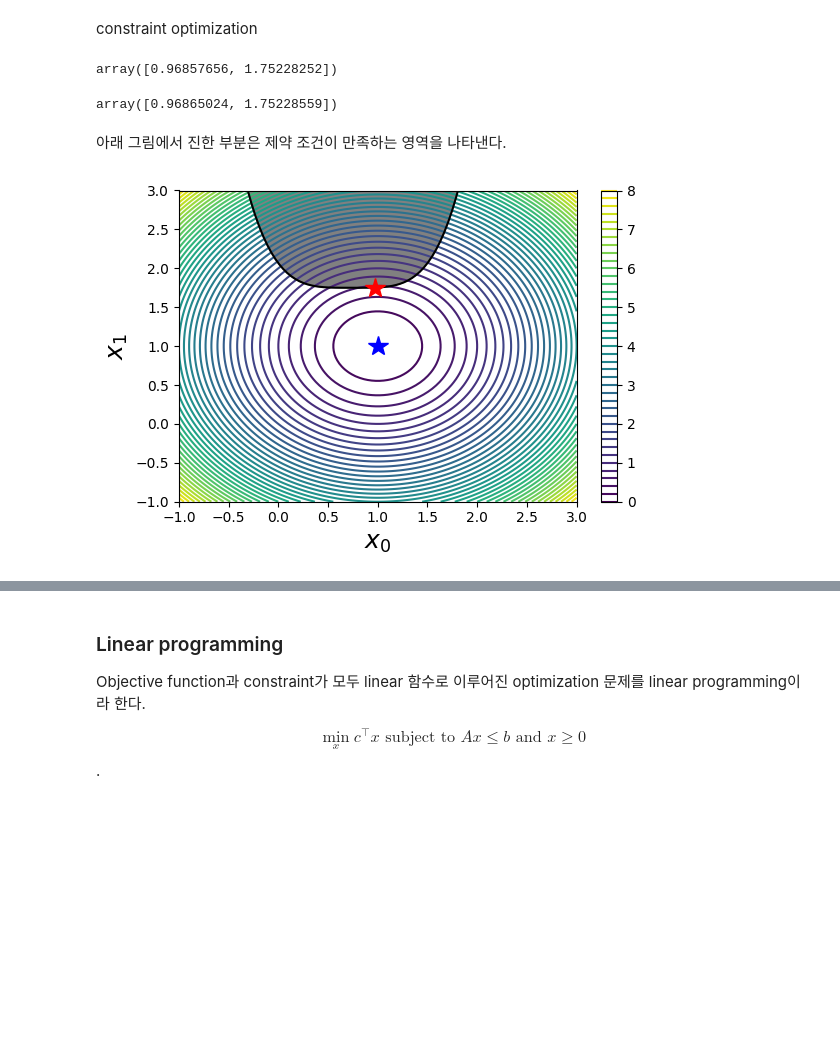
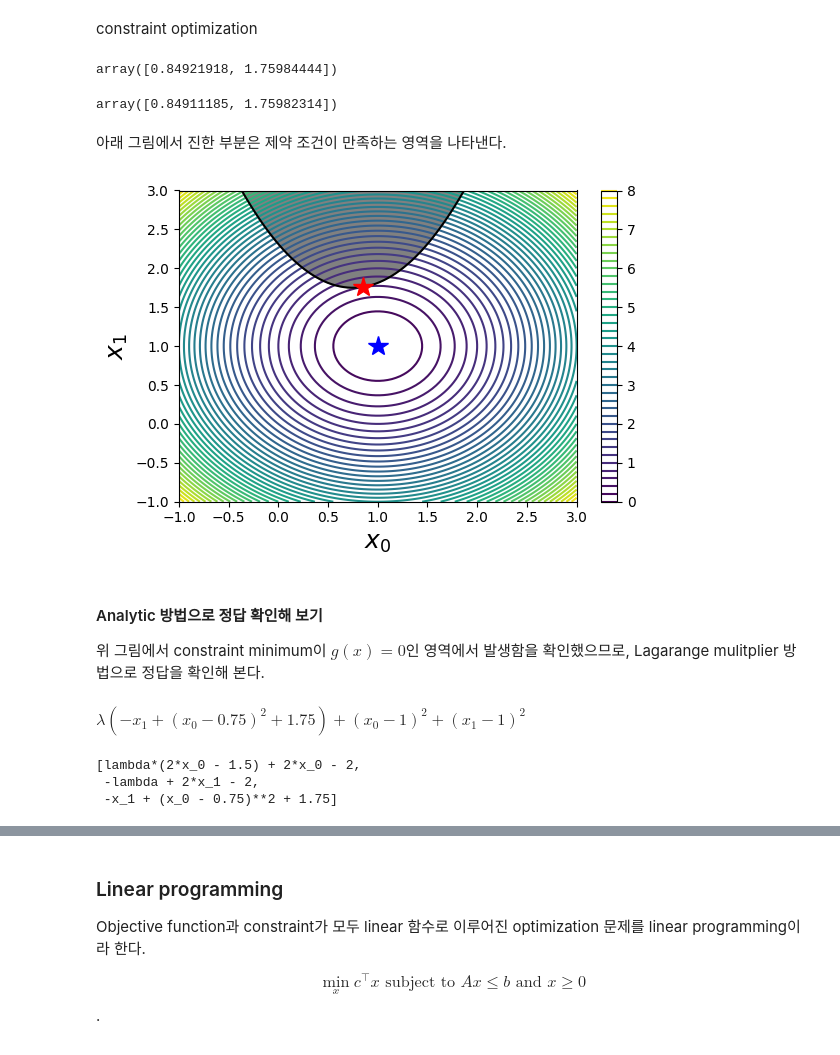
Before and after one commit to ksublee/SDA, a Jupyter notebook: 08. Optimization.ipynb, the cells around one changed output, grey strips where cells are left out. Cells and saved outputs as stored; diff of their text form; code cells hidden in the pictures; blank space fills up the shorter version.

```diff
--- a/08. Optimization.ipynb
+++ b/08. Optimization.ipynb
@@ -289,0 +345,4 @@ plt.show()
+# %%
+from scipy.sparse.linalg import cg
+x, exit_code = cg(A, b)
+print(exit_code)
@@ -289,0 +363,8 @@ plt.show()
+# %%
+def f(x):
+    x = x.reshape(-1,1)
+    return float(0.5 * x.T @ A @ x - b.T @ x)
+
+def f_prime(x):
+    x = x.reshape(-1,1)
+    return (A @ x).ravel() - b
@@ -289,0 +379,2 @@ plt.show()
+# %%
+x = optimize.fmin_ncg(f, (0,0,0,0), fprime = f_prime)
@@ -652,6 +809,6 @@ $g(x) = x_1 - 1.75 - (x_0 - 0.75)^4$
 # %%
 def g(X):
-    return X[1] - 1.75 - (X[0] - 0.75)**4
+    return X[1] - 1.75 - (X[0] - 0.75)**2
 # %% [markdown]
 $g(x) \geq 0$의 형태의 제약 조건
 # %%
@@ -669,30 +826,36 @@ constraint optimization
 x_cons_opt = optimize.minimize(f, (0, 0), method='SLSQP', constraints=constraints).x
 x_cons_opt
 # %% [output]
-array([0.96857656, 1.75228252])
+array([0.84921918, 1.75984444])
 # %%
 x_cons_opt2 = optimize.minimize(f, (0, 0), method='COBYLA', constraints=constraints).x
 x_cons_opt2
 # %% [output]
-array([0.96865024, 1.75228559])
+array([0.84911185, 1.75982314])
 # %% [markdown]
 아래 그림에서 진한 부분은 제약 조건이 만족하는 영역을 나타낸다.
 # %%
 fig, ax = plt.subplots(figsize=(6, 4))
-x_ = y_ = np.linspace(-1, 3, 100)
+x_ =  np.linspace(-1, 3, 100)
+y_ =  np.linspace(-1, 3, 100)
 X, Y = np.meshgrid(x_, y_)
 c = ax.contour(X, Y, func_X_Y_to_XY(f, X, Y), 50)
+
 ax.plot(x_opt[0], x_opt[1], 'b*', markersize=15)
 
-ax.plot(x_, 1.75 + (x_-0.75)**4, 'k-', markersize=15)
-ax.fill_between(x_, 1.75 + (x_-0.75)**4, 3, color="grey")
+ax.plot(x_, 1.75 + (x_-0.75)**2, 'k-', markersize=15)
+ax.fill_between(x_, 1.75 + (x_-0.75)**2, 3, color="grey")
 ax.plot(x_cons_opt[0], x_cons_opt[1], 'r*', markersize=15)
 
 ax.set_ylim(-1, 3)
 ax.set_xlabel(r"$x_0$", fontsize=18)
 ax.set_ylabel(r"$x_1$", fontsize=18)
 plt.colorbar(c, ax=ax)
 
 fig.tight_layout()
 # %% [output]
-[figure, old version]
+[figure, new version]
+# %% [markdown]
+#### Analytic 방법으로 정답 확인해 보기
+
+위 그림에서 constraint minimum이 $g(x)=0$인 영역에서 발생함을 확인했으므로, Lagarange mulitplier 방법으로 정답을 확인해 본다.
@@ -698,0 +867,12 @@ fig.tight_layout()
+# %%
+L = f + l * g
+L
+# %% [output]
+$\displaystyle \lambda \left(- x_{1} + \left(x_{0} - 0.75\right)^{2} + 1.75\right) + \left(x_{0} - 1\right)^{2} + \left(x_{1} - 1\right)^{2}$
+# %%
+grad_L = [sympy.diff(L, x_) for x_ in x]
+grad_L
+# %% [output]
+[lambda*(2*x_0 - 1.5) + 2*x_0 - 2,
+ -lambda + 2*x_1 - 2,
+ -x_1 + (x_0 - 0.75)**2 + 1.75]
```
Also changed, not shown: parts of 46 cells of this notebook, 1 other file.
